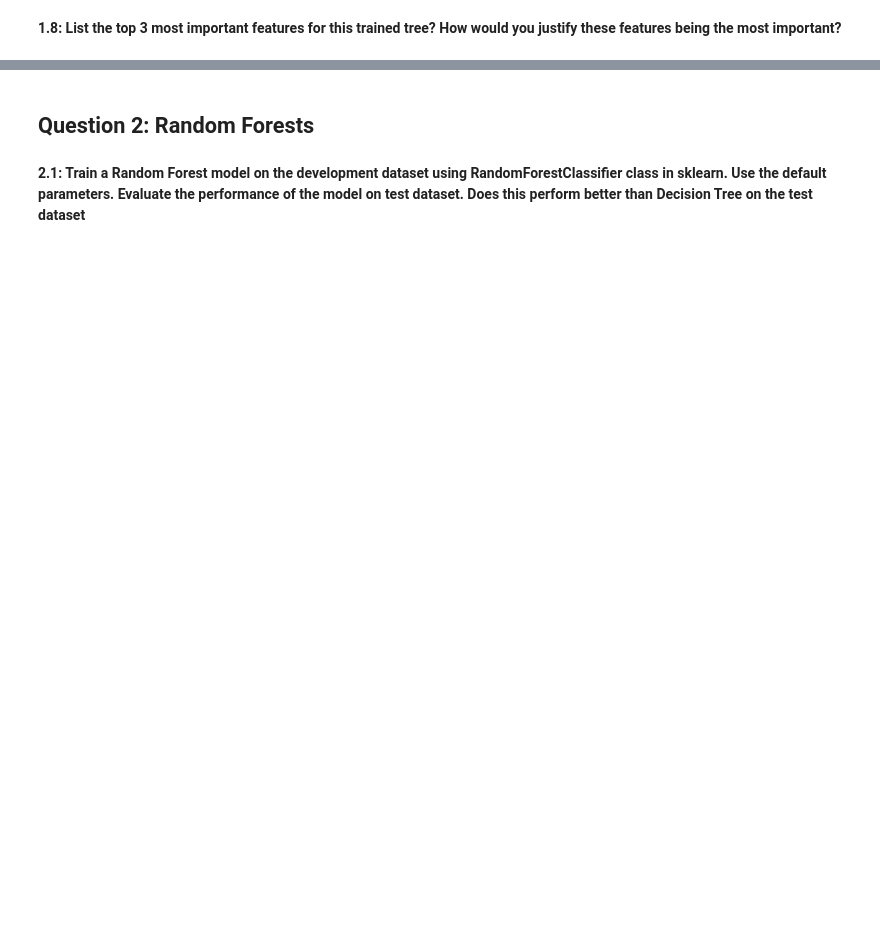
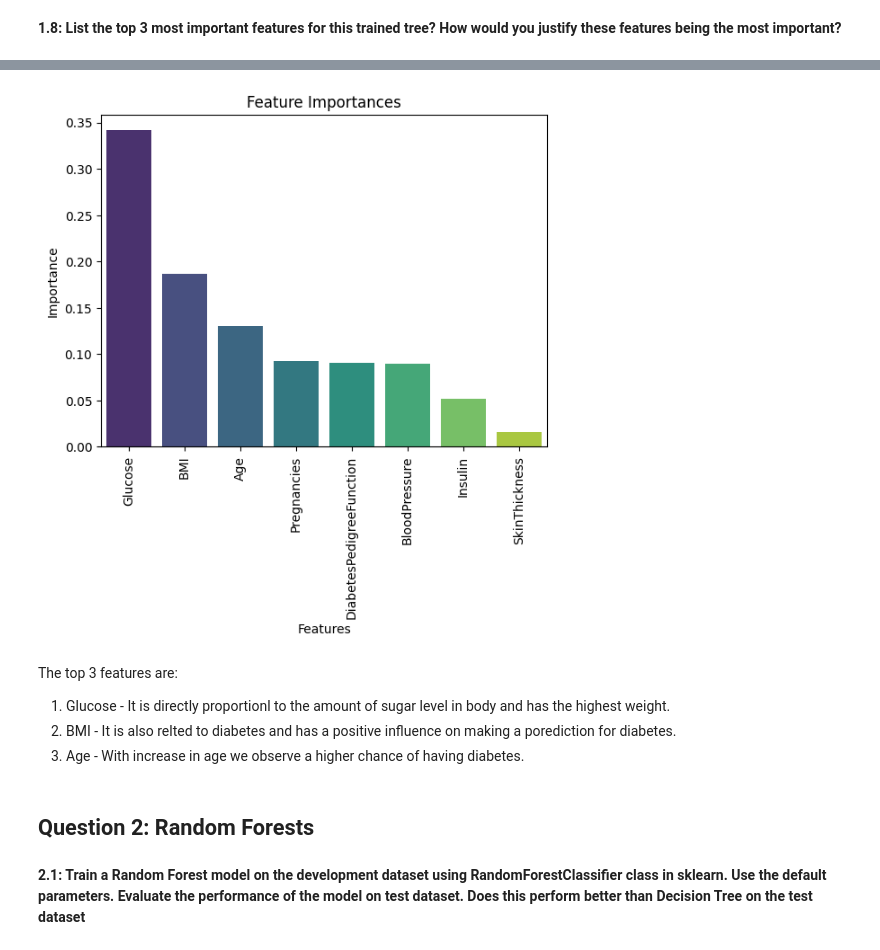
Before and after one commit to Apurva3509/Applied-Machine-Learning, a Jupyter notebook: 2/AML_HW2_Spring2024_Questions.ipynb, the cells around one changed output, grey strips where cells are left out. Saved outputs shown, nothing was run; the diff lists cells and outputs as text; code cells hidden in the pictures; blank space fills up the shorter version.

```diff
--- a/2/AML_HW2_Spring2024_Questions.ipynb
+++ b/2/AML_HW2_Spring2024_Questions.ipynb
@@ -60,0 +262,4 @@ from sklearn.preprocessing import OrdinalEncoder
+# %%
+imp_df = pd.DataFrame({'Features': features, 'Weights': feat_imp})
+imp_sorted = imp_df.sort_values(by = ['Weights'], ascending = False)
+imp_sorted
@@ -61,3 +276,17 @@ from sklearn.preprocessing import OrdinalEncoder
+# %%
+ax = sns.barplot(x='Features', y='Weights', data=imp_sorted, palette='viridis')
+ax.set_xlabel('Features')
+ax.set_ylabel('Importance')
+ax.set_title('Feature Importances')
+ax.tick_params(axis='x', rotation=90)
+plt.show()
+# %% [output]
+[figure, added]
+# %% [markdown]
+The top 3 features are:
+1. Glucose - It is directly proportionl to the amount of sugar level in body and has the highest weight.
+2. BMI - It is also relted to diabetes and has a positive influence on making a porediction for diabetes.
+3. Age - With increase in age we observe a higher chance of having diabetes.
 # %% [markdown]
 ## Question 2: Random Forests
 # %% [markdown]
```
Also changed, not shown: parts of 48 cells of this notebook.
